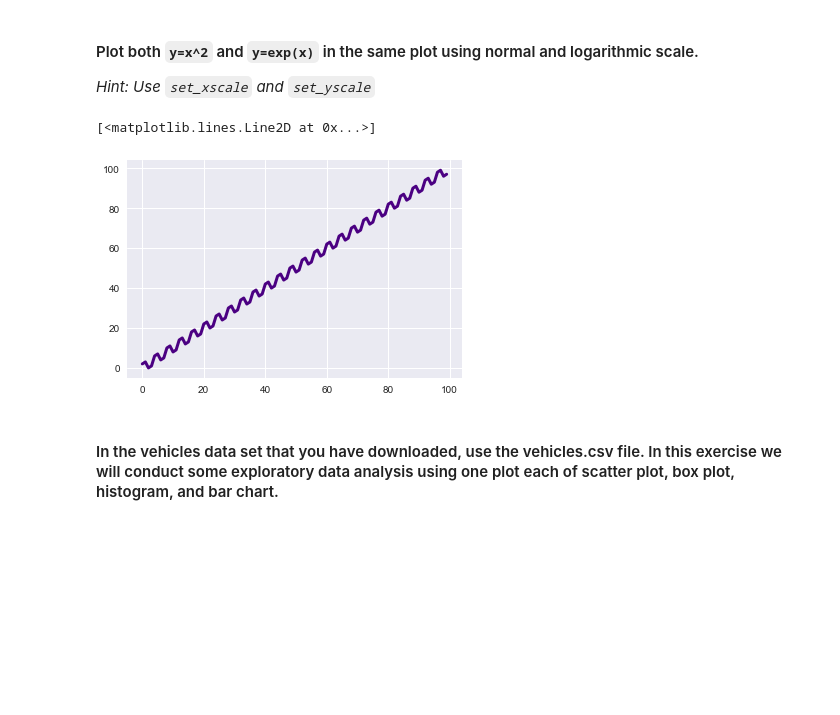
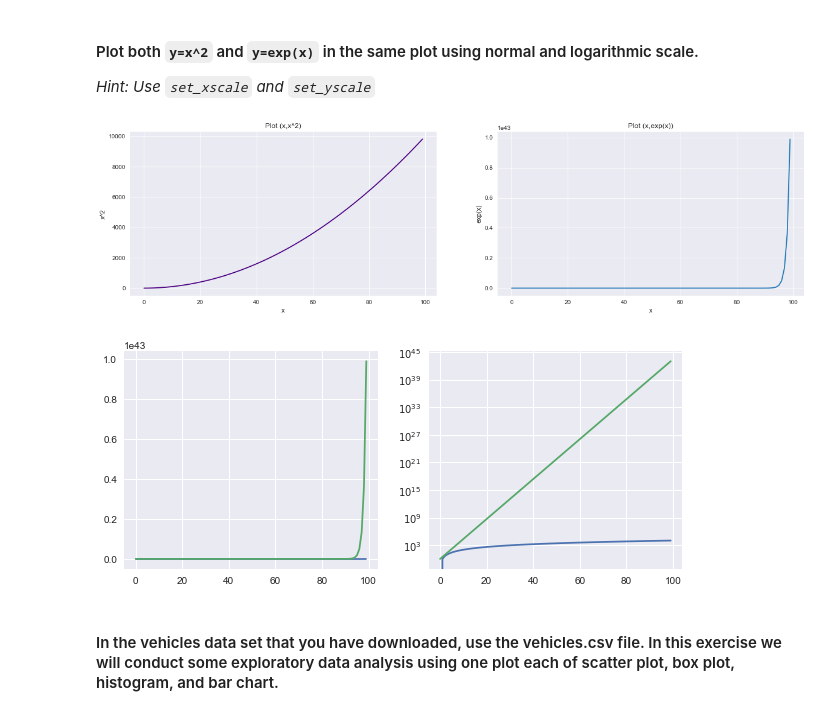
Before and after one commit to valjime95/datamex1019, a Jupyter notebook: module-2/lab-matplotlib-seaborn/your-code/challenge-1.ipynb, the cells around one changed output. Drawn from its saved outputs; the diff is of its cells as text; code cells hidden in the pictures; blank space fills up the shorter version.

```diff
--- a/module-2/lab-matplotlib-seaborn/your-code/challenge-1.ipynb
+++ b/module-2/lab-matplotlib-seaborn/your-code/challenge-1.ipynb
@@ -76,12 +76,26 @@ axes[1].set_title('Plot (x,z)');
 #### Plot both `y=x^2` and `y=exp(x)` in the same plot using normal and logarithmic scale.
 
 *Hint: Use `set_xscale` and `set_yscale`*
-# %%
-
-plt.plot(x,x^2, color = 'indigo', lw = 3);
-# %% [output]
-[<matplotlib.lines.Line2D at 0x...>]
-[figure, removed]
+# %%
+fig,axes= plt.subplots(nrows = 1,ncols = 2, figsize = (20,5))
+axes[0].plot(x,x**2, color = 'indigo')
+axes[0].set_xlabel('x')
+axes[0].set_ylabel('x^2')
+axes[0].set_title('Plot (x,x^2)')
+axes[1].plot(x,np.exp(x), color = 'tab:blue')
+axes[1].set_xlabel('x')
+axes[1].set_ylabel('exp(x)')
+axes[1].set_title('Plot (x,exp(x))');
+# %% [output]
+[figure, added]
+# %%
+fig, axes = plt.subplots(1, 2, figsize=(10,4))
+
+axes[0].plot(x, x**2,x, np.exp(x))
+axes[1].plot(x, x**2,x, np.exp(x))
+axes[1].set_yscale("log")
+# %% [output]
+[figure, added]
 # %% [markdown]
 #### In the vehicles data set that you have downloaded, use the vehicles.csv file. In this exercise we will conduct some exploratory data analysis using one plot each of scatter plot, box plot, histogram, and bar chart.
 # %% [markdown]
```
Also changed, not shown: parts of 11 cells of this notebook, 18 other files.
